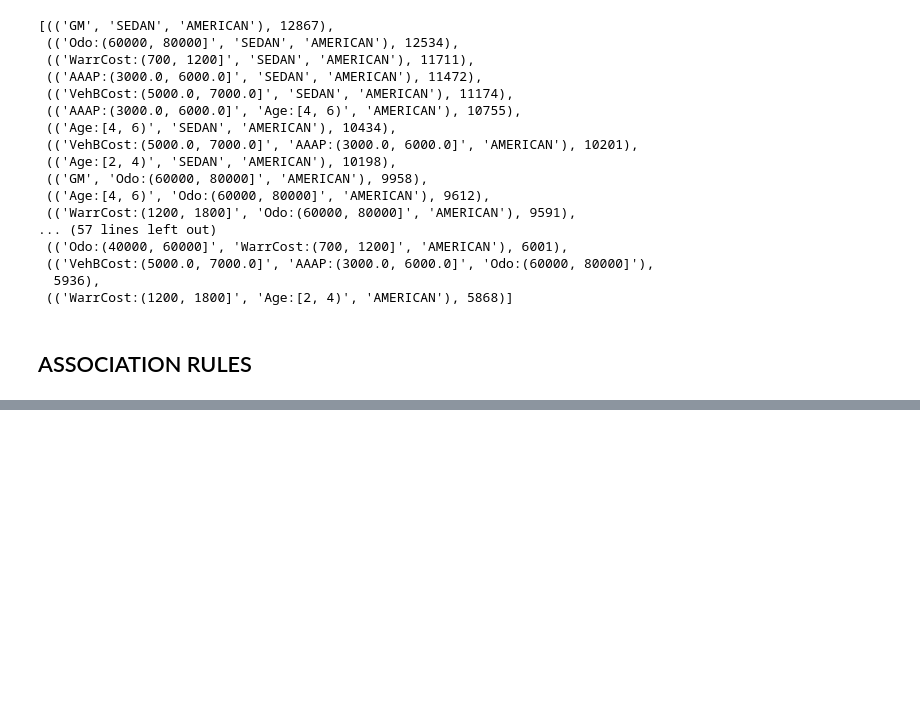
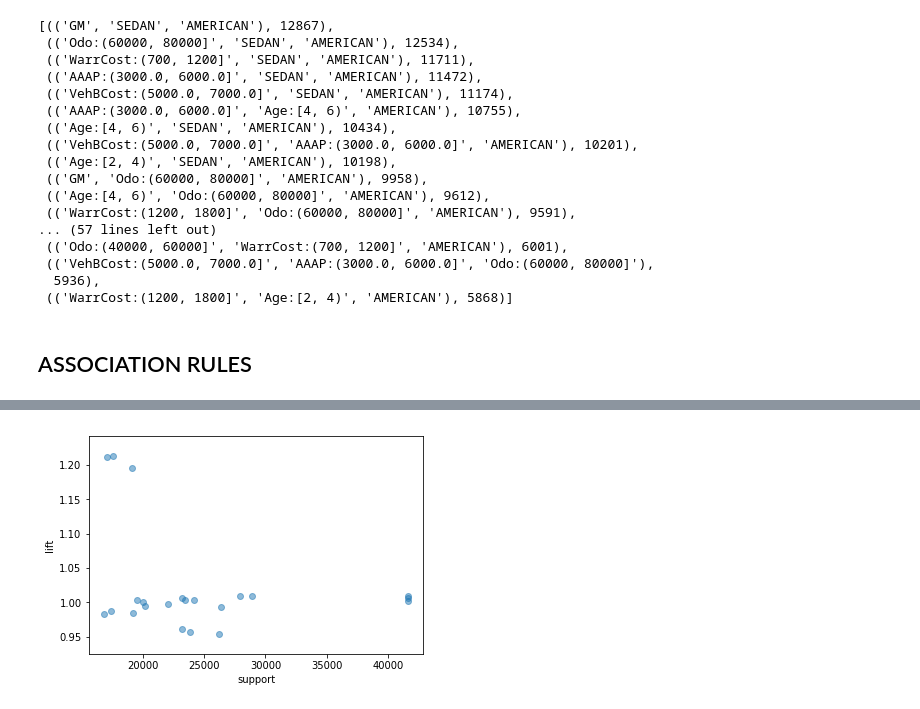
Before and after one commit to andybbruno/DataMining, a Jupyter notebook: PatternMining.ipynb, the cells around one changed output, grey strips where cells are left out. Cells and saved outputs as stored; diff of their text form; code cells hidden in the pictures; blank space fills up the shorter version.

Commit message:
Association Rules

```diff
--- a/PatternMining.ipynb
+++ b/PatternMining.ipynb
@@ -344,3 +344,6 @@ itemsets2
  (('WarrCost:(1200, 1800]', 'Age:[2, 4)', 'AMERICAN'), 5868)]
 # %% [markdown]
 ## ASSOCIATION RULES
+# %%
+rules = apriori(baskets, supp=60, zmin=3, target='r', conf=90,
+                report='ascl')
@@ -346,0 +361,2 @@ itemsets2
+# %%
+rules.sort(key=lambda x: x[4],reverse=True)
@@ -346,0 +377,14 @@ itemsets2
+# %%
+count = 0
+for r in rules:
+    if r[5] > 0.8 and r[5]:
+        print(r)
+        count += 1
+        if count == 10:
+            break
+
+# i primi formano l'association rule, quindi vuol dire che quando ho AUTO ho spesso anche (AMERICAN, goodbuy)
+# il terzo elemento è il support dell'item set
+# il quarto elemento è il support relativo espresso come frazione
+# poi il quinto è la confidence della rule
+# il sesto è il lift value.
@@ -346,0 +404,12 @@ itemsets2
+# %%
+rules = apriori(baskets, supp=60, zmin=3, target='r', conf=40,
+                report='ascl')
+
+
+# Utilizzate per estrarre il supporto e il lift dalle regole di associazione
+support = []
+lift = []
+
+for r in rules:
+    support.append(r[2])
+    lift.append(r[5])
@@ -346,0 +465,9 @@ itemsets2
+# %%
+#ScatterPlot con confidenza 40%
+
+plt.scatter(support, lift, alpha=0.5)
+plt.xlabel('support')
+plt.ylabel('lift')
+plt.show()
+# %% [output]
+[figure, added]
```
Also changed, not shown: parts of 9 cells of this notebook.
